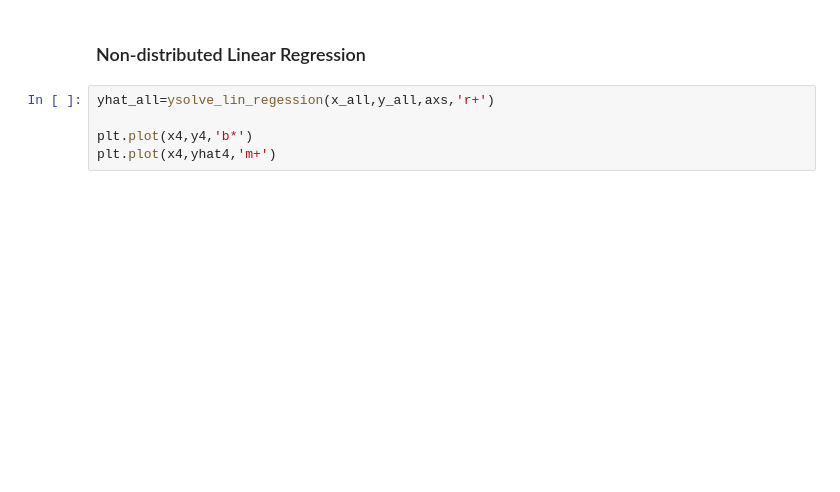
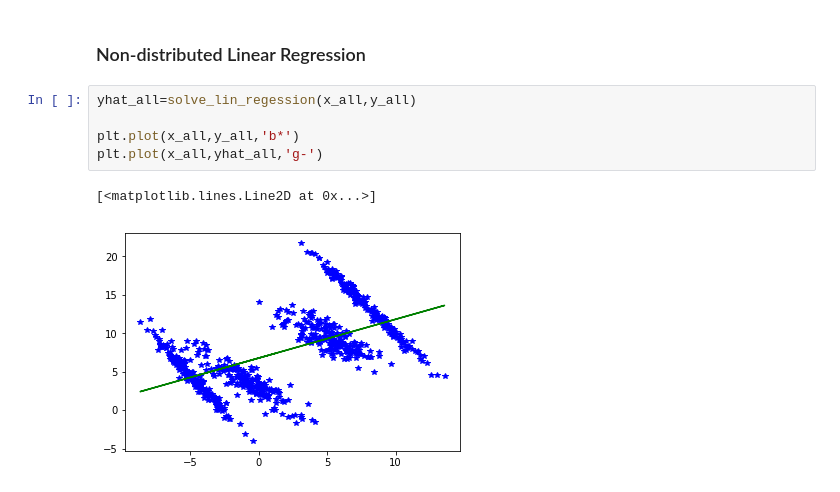
Before and after one commit to bapoczos/ScalableML, a Jupyter notebook: DistributedComputing/RabbitMQ/Example_Celery_4/distributed_linear_regression.ipynb, the cells around one changed output. Saved outputs shown, nothing was run; the diff lists cells and outputs as text; blank space fills up the shorter version.

```diff
--- a/DistributedComputing/RabbitMQ/Example_Celery_4/distributed_linear_regression.ipynb
+++ b/DistributedComputing/RabbitMQ/Example_Celery_4/distributed_linear_regression.ipynb
@@ -126,7 +144,10 @@ plt.plot(x_all,yhat_all,'g-')
 # %% [markdown]
 ### Non-distributed Linear Regression
 # %%
-yhat_all=ysolve_lin_regession(x_all,y_all,axs,'r+')
+yhat_all=solve_lin_regession(x_all,y_all)
 
-plt.plot(x4,y4,'b*')
-plt.plot(x4,yhat4,'m+')
+plt.plot(x_all,y_all,'b*')
+plt.plot(x_all,yhat_all,'g-')
+# %% [output]
+[<matplotlib.lines.Line2D at 0x...>]
+[figure, added]
```
Also changed, not shown: parts of 11 cells of this notebook.
